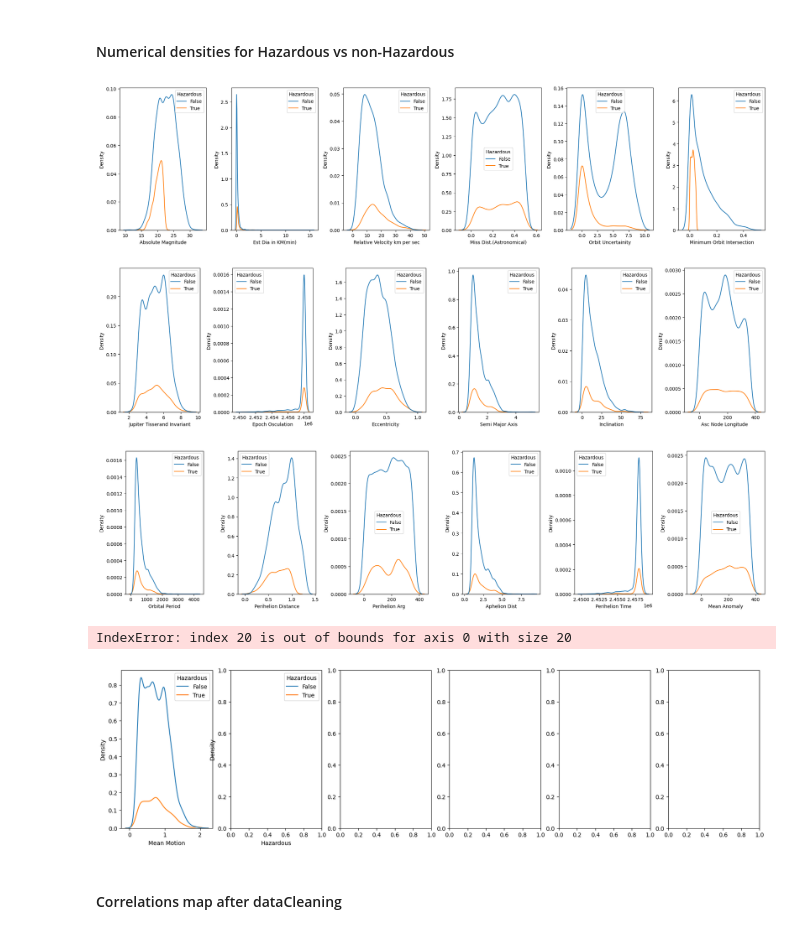
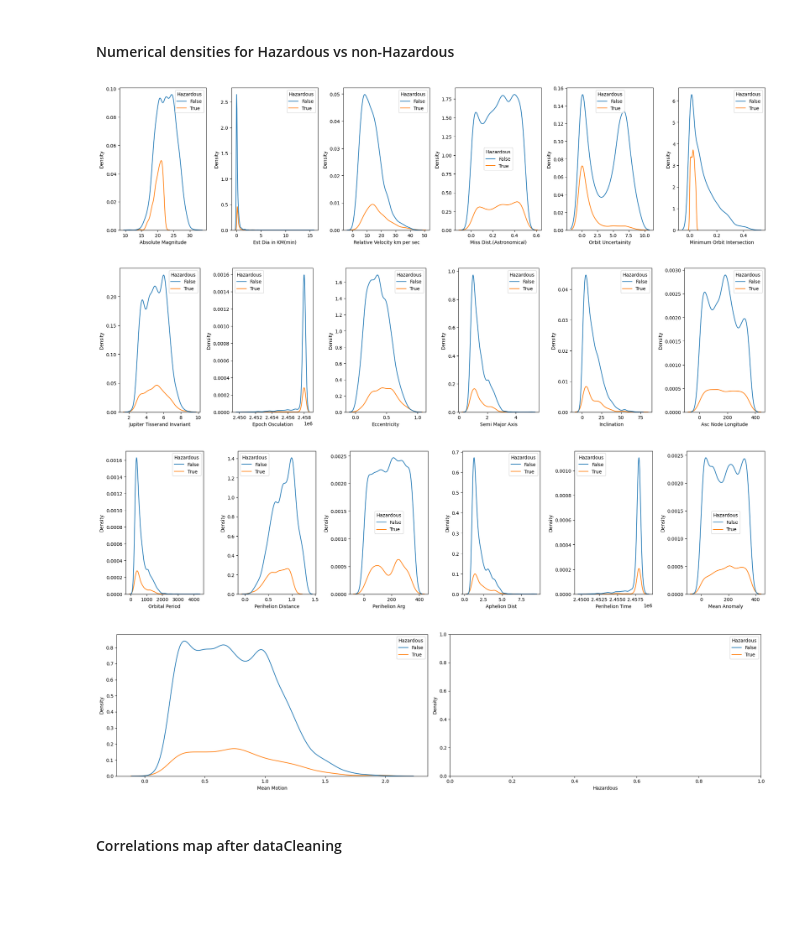
Before and after one commit to Juskocode/SupervisedLearning-AsteroidsClassifier, a Jupyter notebook: SupervisedLearning_AsteroidsClassifier.ipynb, the cells around one changed output. Cells and saved outputs as stored; diff of their text form; code cells hidden in the pictures; blank space fills up the shorter version.

```diff
--- a/SupervisedLearning_AsteroidsClassifier.ipynb
+++ b/SupervisedLearning_AsteroidsClassifier.ipynb
@@ -222,22 +223,29 @@ for i in nasa_df.columns:
 #### Numerical densities for Hazardous vs non-Hazardous
 # %%
 index = 0
+total_cols = nasa_df.shape[1]  # Total number of columns in nasa_df
+
 for i in range(5):
     cols = 6
     if i == 4:
-        cols -= 1
+        cols -= 1  # Adjust columns for the last row
+
+    # Ensure we don't create extra plots beyond the number of columns
+    cols = min(cols, total_cols - index)
+    if cols <= 0:  # Break if no columns are left to plot
+        break
+
     fig, axes = plt.subplots(nrows=1, ncols=cols, figsize=(20, 5))
     for j in range(cols):
         sns.kdeplot(nasa_df, x=nasa_df.columns[index], hue=categories[-1], ax=axes[j])
         index += 1
     plt.tight_layout()
     plt.show()
 # %% [output]
 [figure]
 [figure]
 [figure]
-IndexError: index 20 is out of bounds for axis 0 with size 20
-[figure, old version]
+[figure, new version]
 # %% [markdown]
 #### Correlations map after dataCleaning
 # %%
```
Also changed, not shown: parts of 17 cells of this notebook.
